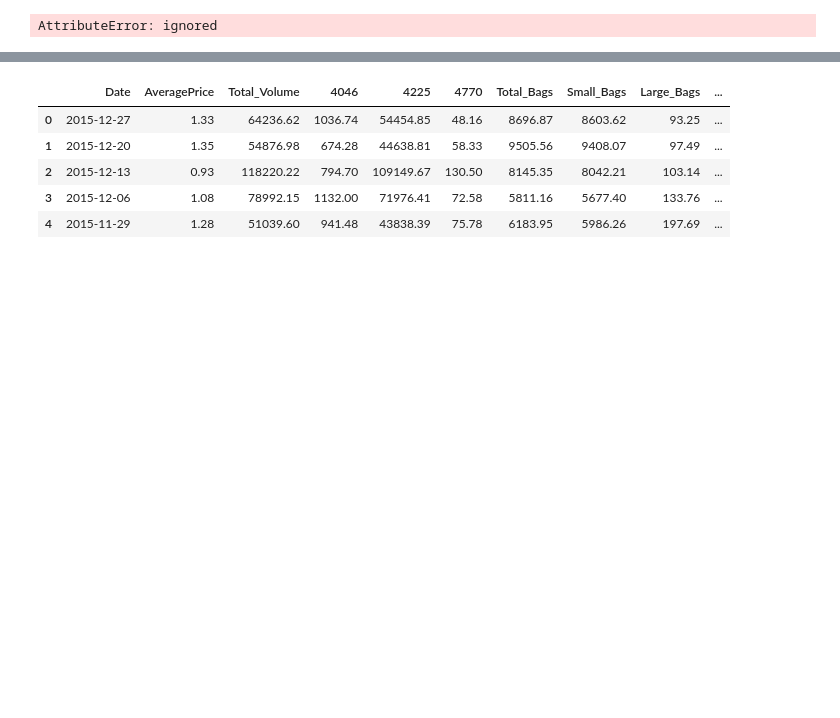
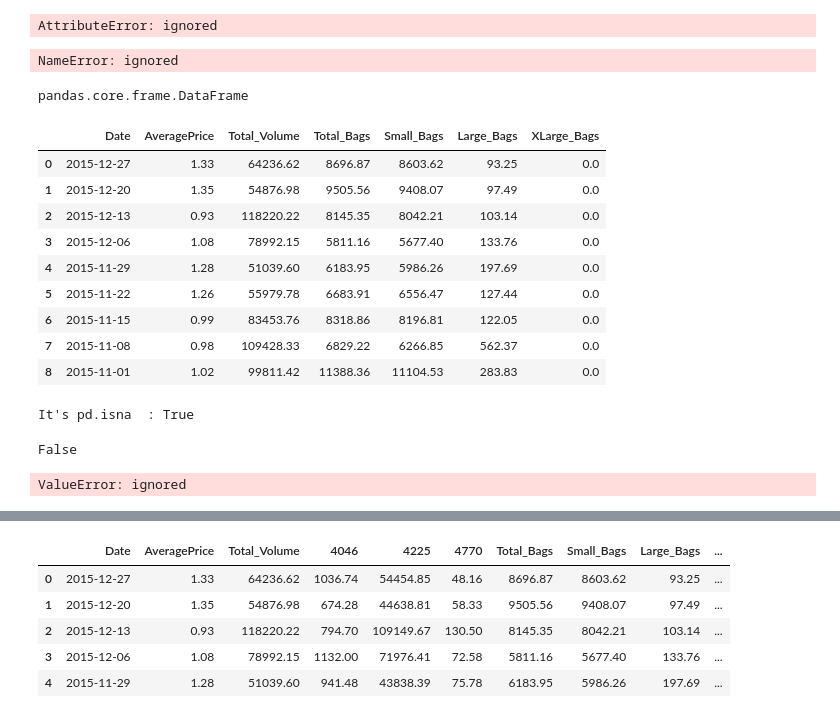
Before and after one commit to Ivanbh214/EDA, a Jupyter notebook: EDA.ipynb, the cells around one changed output, grey strips where cells are left out. Drawn from its saved outputs; the diff is of its cells as text; code cells hidden in the pictures; blank space fills up the shorter version.

```diff
--- a/EDA.ipynb
+++ b/EDA.ipynb
@@ -93,13 +107,53 @@ chars_to_remove = ['+', ',','$']
 cols_to_clean = ['Installs', 'Price']
 # %%
 # Loop for each column in cols_to_clean
-for col in cols_to_clean:
+"""for col in cols_to_clean:
     # Loop for each char in chars_to_remove
     for char in chars_to_remove:
         # Replace the character with an empty string
-        apps[col] = apps[col].apply(lambda x: x.replace(char, ''))
+        apps[col] = apps[col].apply(lambda x: x.replace(char, ''))"""
+# %% [output]
+NameError: ignored
+# %%
+# Loop for each column in cols_to_clean
+for col in cols_to_clean:
+    # Loop for each char in chars_to_remove
+    for char in chars_to_remove:
+        # Replace the character with an empty string
+        cols_to_clean = cols_to_clean.apply(lambda x: x.replace(char, 'NA'))
+# %%
+type(cols_to_clean)
+# %% [output]
+pandas.core.frame.DataFrame
+# %%
+cols_to_clean.head(9)
+# %% [output]
+|  | Date | AveragePrice | Total_Volume | Total_Bags | Small_Bags | Large_Bags | XLarge_Bags |
+| 0 | 2015-12-27 | 1.33 | 64236.62 | 8696.87 | 8603.62 | 93.25 | 0.0 |
+| 1 | 2015-12-20 | 1.35 | 54876.98 | 9505.56 | 9408.07 | 97.49 | 0.0 |
+| 2 | 2015-12-13 | 0.93 | 118220.22 | 8145.35 | 8042.21 | 103.14 | 0.0 |
+| 3 | 2015-12-06 | 1.08 | 78992.15 | 5811.16 | 5677.40 | 133.76 | 0.0 |
+| 4 | 2015-11-29 | 1.28 | 51039.60 | 6183.95 | 5986.26 | 197.69 | 0.0 |
+| 5 | 2015-11-22 | 1.26 | 55979.78 | 6683.91 | 6556.47 | 127.44 | 0.0 |
+| 6 | 2015-11-15 | 0.99 | 83453.76 | 8318.86 | 8196.81 | 122.05 | 0.0 |
+| 7 | 2015-11-08 | 0.98 | 109428.33 | 6829.22 | 6266.85 | 562.37 | 0.0 |
+| 8 | 2015-11-01 | 1.02 | 99811.42 | 11388.36 | 11104.53 | 283.83 | 0.0 |
 # %%
-#Detection of NA
+"""#Detection of NA
 #import pandas as pd
 x = float("nan")
-print(f"It's pd.isna  : {pd.isna(x)}")
+print(f"It's pd.isna  : {pd.isna(x)}")"""
+# %% [output]
+It's pd.isna  : True
+# %%
+#Para comprobar que si hay o no valores NA
+#https://stackoverflow.com/questions/29530232/how-to-check-if-any-value-is-nan-in-a-pandas-dataframe
+
+cols_to_clean.isnull().values.any()
+# %% [output]
+False
+# %%
+if pd.isna(cols_to_clean) == True:
+ print("clean NA")
+# %% [output]
+ValueError: ignored
```
Also changed, not shown: parts of 4 cells of this notebook.
